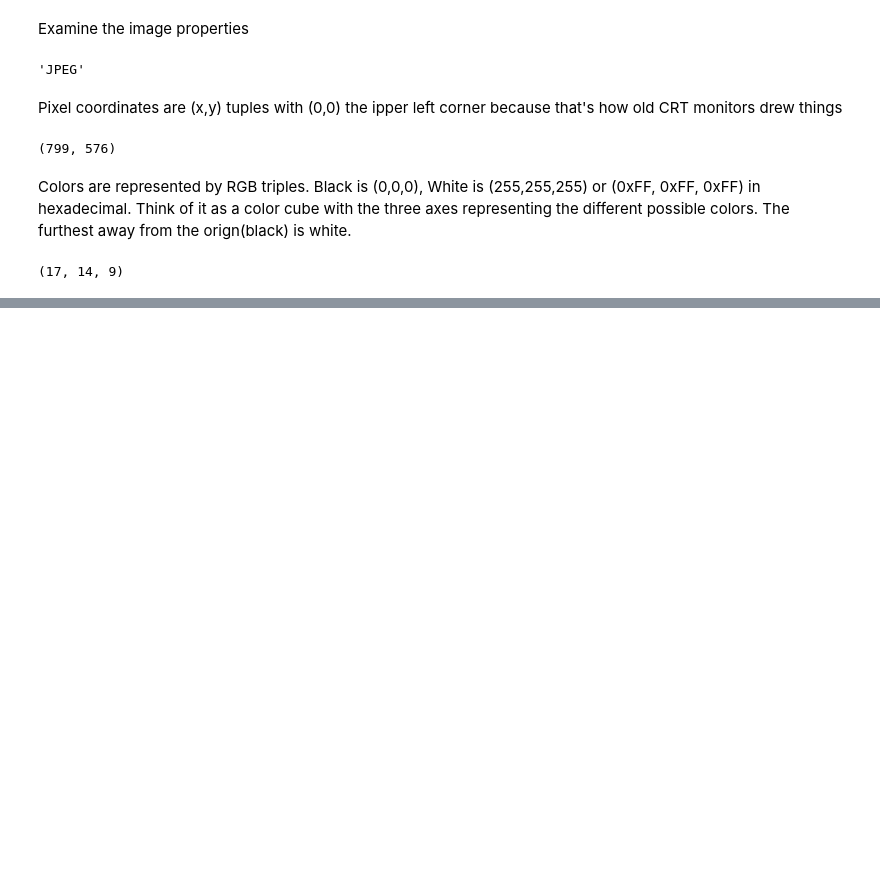
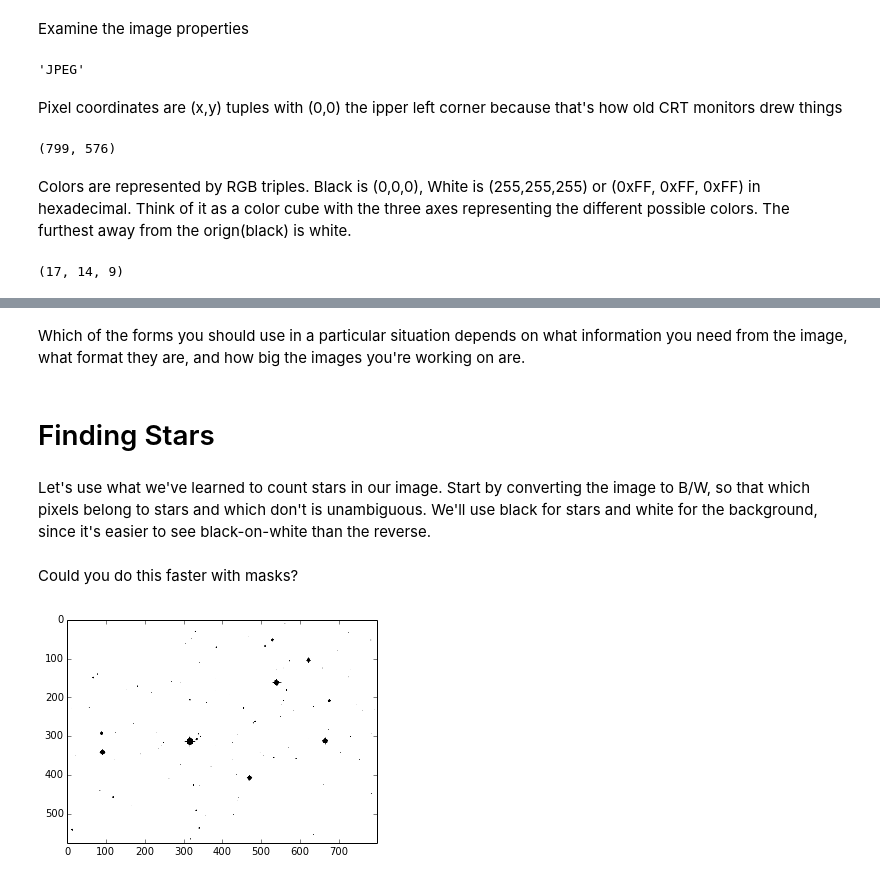
Before and after one commit to cmangkuo/PHYS202-S14, a Jupyter notebook: DataIO/CountingStars.ipynb, the cells around one changed output, grey strips where cells are left out. Drawn from its saved outputs; the diff is of its cells as text; code cells hidden in the pictures; blank space fills up the shorter version.

Commit message:
Counting Stars and DataIO exercises

```diff
--- a/DataIO/CountingStars.ipynb
+++ b/DataIO/CountingStars.ipynb
@@ -48,0 +51,9 @@ pic.getpixel((0,0))
+# %%
+xsize, ysize = pic.size
+max_val = 0
+for x in range (xsize):
+    for y in range (ysize):
+        r,g,b = pic.getpixel((x,y))
+        if r+g+b > max_val:
+            bx, by, maxval = x, y, r+g+b
+print (bx, by), max_val
@@ -48,0 +138,34 @@ pic.getpixel((0,0))
+# %% [markdown]
+Which of the forms you should use in a particular situation depends on what information you need from the image, what format they are, and how big the images you're working on are.
+# %% [markdown]
+# Finding Stars
+# %% [markdown]
+Let's use what we've learned to count stars in our image. Start by converting the image to B/W, so that which pixels belong to stars and which don't is unambiguous. We'll use black for stars and white for the background, since it's easier to see black-on-white than the reverse.
+# %%
+def monochrome(picture, threshold):
+    """loops over the pixels in the loaded image, replacing the RGB vaues of
+    each with either black or white depending on whether its total luminance is
+    above or below some threshold passed in by the user"""
+    black = (0,0,0)
+    white = (255,255,255)
+    xsize, ysize = picture.size
+    temp = picture.load()
+    for x in range(xsize):
+        for y in range(ysize):
+            r,g,b = temp[x,y]
+            if r+g+b >= threshold:
+                temp[x,y] = black
+            else:
+                temp[x,y] = white
+# %% [markdown]
+Could you do this faster with masks?
+# %%
+# Get another copy to convert to B/W
+bwpic = Image.open(StringIO(response.content))
+
+# Remember, this threshold is a scalar, not an RGB triple
+# We're looking for pixels whose total color value is 600 or greater
+monochrome(bwpic, 200+200+200)
+plt.imshow(bwpic);
+# %% [output]
+[figure, added]
```
Also changed, not shown: parts of 25 cells of this notebook, 3 other files.
